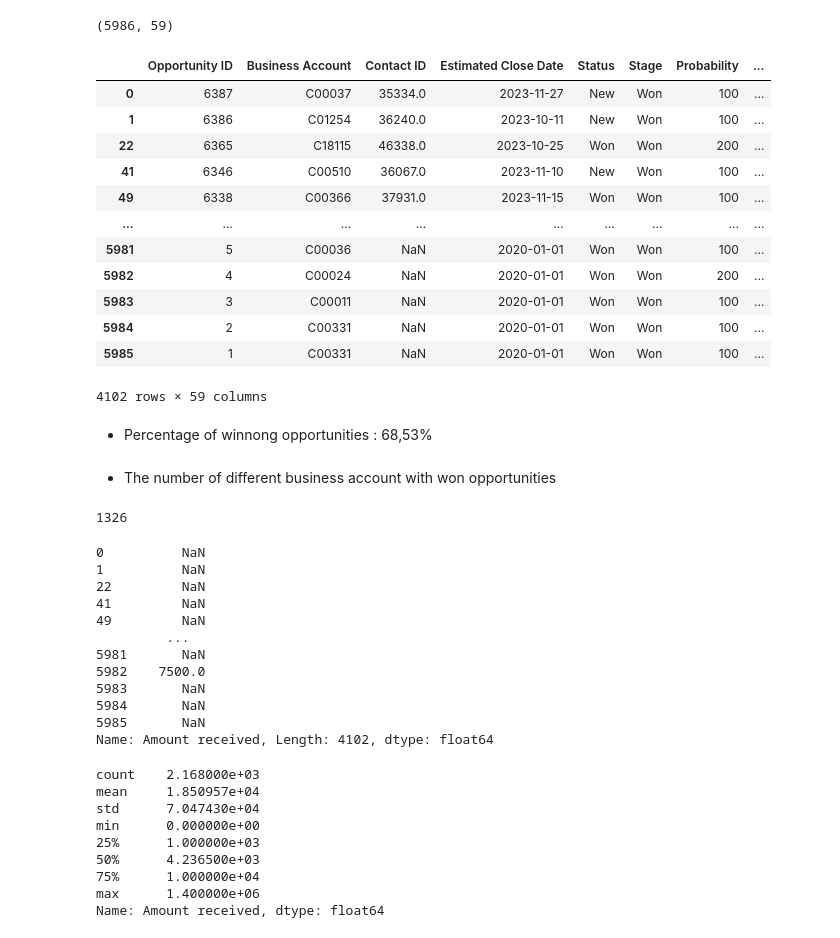
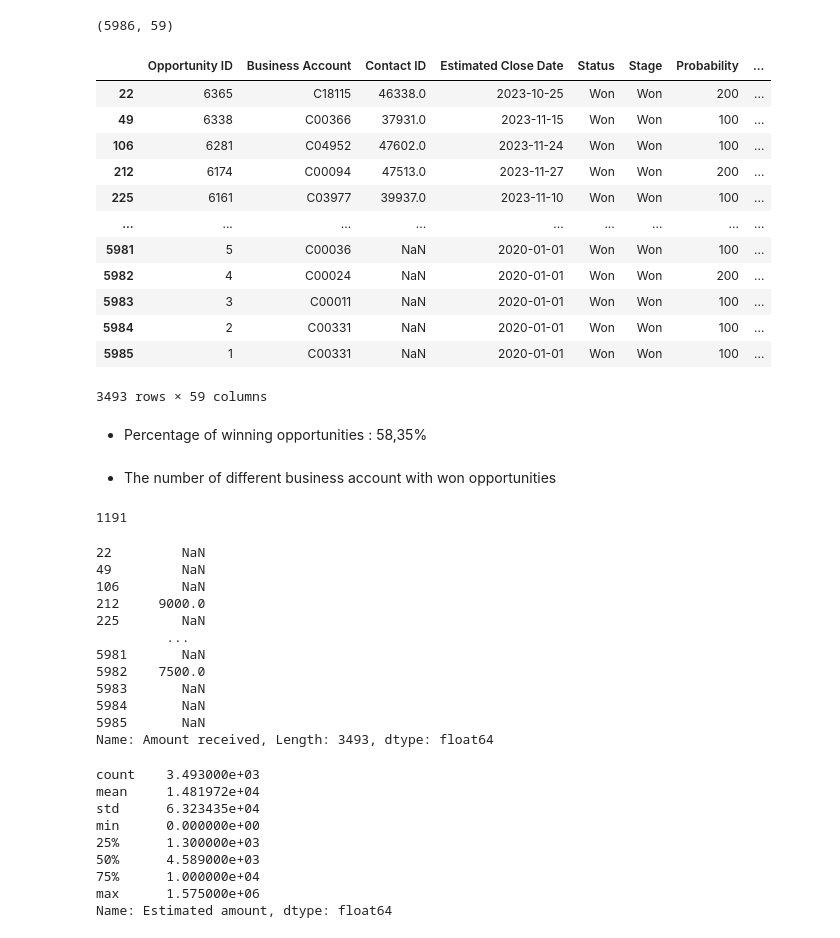
Before and after one commit to dfgparis23/Team-9, a Jupyter notebook: Alice.ipynb, the cells around one changed output. Cells and saved outputs as stored; diff of their text form; code cells hidden in the pictures.

```diff
--- a/Alice.ipynb
+++ b/Alice.ipynb
@@ -94,55 +136,55 @@ op_ba.shape
 # %% [output]
 (5986, 59)
 # %%
-op_ba_won = op_ba.loc[op_ba['Stage'] == 'Won']
+op_ba_won = op_ba.loc[(op_ba['Stage'] == 'Won') & (op_ba['Status'] == 'Won')]
 display(op_ba_won)
 # %% [output]
 |  | Opportunity ID | Business Account | Contact ID | Estimated Close Date | Status | Stage | Probability | ... |
-| 0 | 6387 | C00037 | 35334.0 | 2023-11-27 | New | Won | 100 | ... |
-| 1 | 6386 | C01254 | 36240.0 | 2023-10-11 | New | Won | 100 | ... |
 | 22 | 6365 | C18115 | 46338.0 | 2023-10-25 | Won | Won | 200 | ... |
-| 41 | 6346 | C00510 | 36067.0 | 2023-11-10 | New | Won | 100 | ... |
 | 49 | 6338 | C00366 | 37931.0 | 2023-11-15 | Won | Won | 100 | ... |
+| 106 | 6281 | C04952 | 47602.0 | 2023-11-24 | Won | Won | 100 | ... |
+| 212 | 6174 | C00094 | 47513.0 | 2023-11-27 | Won | Won | 200 | ... |
+| 225 | 6161 | C03977 | 39937.0 | 2023-11-10 | Won | Won | 100 | ... |
 | ... | ... | ... | ... | ... | ... | ... | ... | ... |
 | 5981 | 5 | C00036 | NaN | 2020-01-01 | Won | Won | 100 | ... |
 | 5982 | 4 | C00024 | NaN | 2020-01-01 | Won | Won | 200 | ... |
 | 5983 | 3 | C00011 | NaN | 2020-01-01 | Won | Won | 100 | ... |
 | 5984 | 2 | C00331 | NaN | 2020-01-01 | Won | Won | 100 | ... |
 | 5985 | 1 | C00331 | NaN | 2020-01-01 | Won | Won | 100 | ... |
-4102 rows × 59 columns
+3493 rows × 59 columns
 # %% [markdown]
-* Percentage of winnong opportunities : 68,53%
+* Percentage of winning opportunities : 58,35%
 # %% [markdown]
 * The number of different business account with won opportunities
 # %%
 nb_business = op_ba_won['Business Account'].nunique()
 display(nb_business)
 # %% [output]
-1326
+1191
 # %%
 op_ba_won['Amount received']
 # %% [output]
-0          NaN
-1          NaN
 22         NaN
-41         NaN
 49         NaN
+106        NaN
+212     9000.0
+225        NaN
          ...
 5981       NaN
 5982    7500.0
 5983       NaN
 5984       NaN
 5985       NaN
-Name: Amount received, Length: 4102, dtype: float64
+Name: Amount received, Length: 3493, dtype: float64
 # %%
-op_ba_won.describe()['Amount received']
+op_ba_won.describe()['Estimated amount']
 # %% [output]
-count    2.168000e+03
-mean     1.850957e+04
-std      7.047430e+04
+count    3.493000e+03
+mean     1.481972e+04
+std      6.323435e+04
 min      0.000000e+00
-25%      1.000000e+03
-50%      4.236500e+03
+25%      1.300000e+03
+50%      4.589000e+03
 75%      1.000000e+04
-max      1.400000e+06
-Name: Amount received, dtype: float64
+max      1.575000e+06
+Name: Estimated amount, dtype: float64
```
Also changed, not shown: parts of 21 cells of this notebook.
